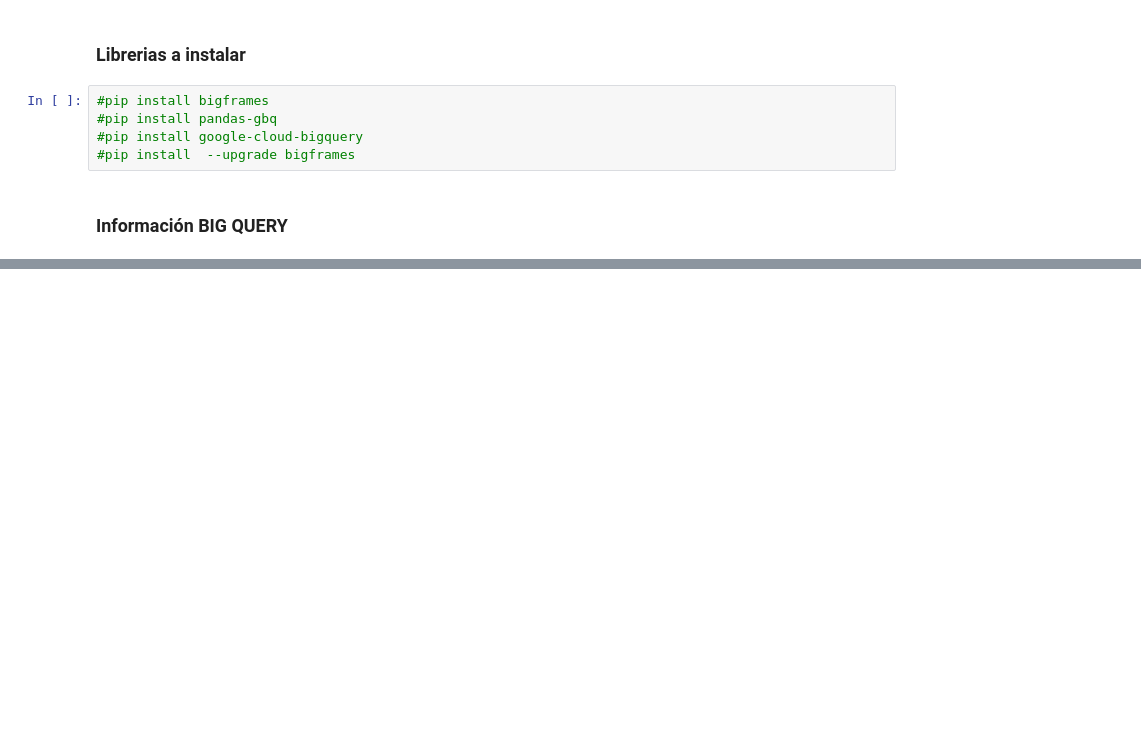
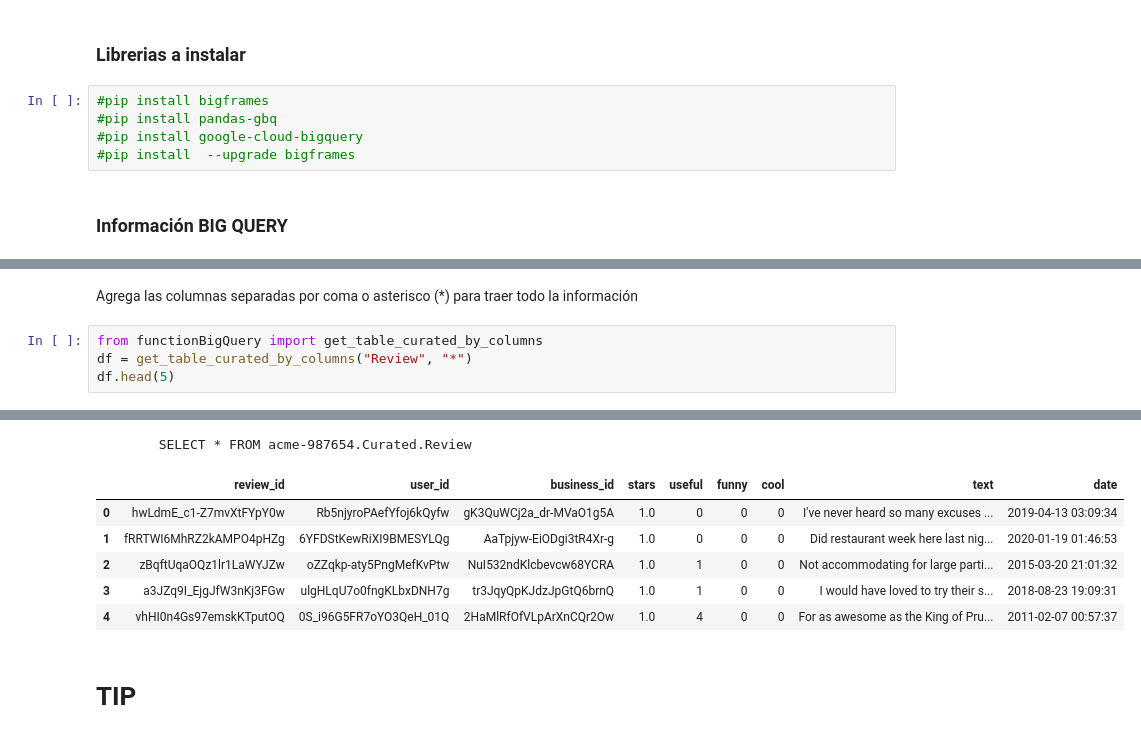
Before and after one commit to Mcarolina25/Proyecto-Final-Grupal, a Jupyter notebook: BaseDeDatos/ETL_bigQuery.ipynb, the cells around one changed output, grey strips where cells are left out. Saved outputs shown, nothing was run; the diff lists cells and outputs as text; blank space fills up the shorter version.

```diff
--- a/BaseDeDatos/ETL_bigQuery.ipynb
+++ b/BaseDeDatos/ETL_bigQuery.ipynb
@@ -296,0 +445,7 @@ Termino con éxito la creación de la tabla: adsac-455509.Curated.Tip
+# %% [markdown]
+Agrega las columnas separadas por coma o asterisco (*) para traer todo la información
+# %%
+from functionBigQuery import get_table_curated_by_columns
+df = get_table_curated_by_columns("Review", "*")
+df.head(5)
+# %% [output]
@@ -296,0 +455,9 @@ Termino con éxito la creación de la tabla: adsac-455509.Curated.Tip
+        SELECT * FROM acme-987654.Curated.Review
+|  | review_id | user_id | business_id | stars | useful | funny | cool | text | date |
+| 0 | hwLdmE_c1-Z7mvXtFYpY0w | Rb5njyroPAefYfoj6kQyfw | gK3QuWCj2a_dr-MVaO1g5A | 1.0 | 0 | 0 | 0 | I've never heard so many excuses ... | 2019-04-13 03:09:34 |
+| 1 | fRRTWI6MhRZ2kAMPO4pHZg | 6YFDStKewRiXI9BMESYLQg | AaTpjyw-EiODgi3tR4Xr-g | 1.0 | 0 | 0 | 0 | Did restaurant week here last nig... | 2020-01-19 01:46:53 |
+| 2 | zBqftUqaOQz1lr1LaWYJZw | oZZqkp-aty5PngMefKvPtw | NuI532ndKlcbevcw68YCRA | 1.0 | 1 | 0 | 0 | Not accommodating for large parti... | 2015-03-20 21:01:32 |
+| 3 | a3JZq9I_EjgJfW3nKj3FGw | ulgHLqU7o0fngKLbxDNH7g | tr3JqyQpKJdzJpGtQ6brnQ | 1.0 | 1 | 0 | 0 | I would have loved to try their s... | 2018-08-23 19:09:31 |
+| 4 | vhHI0n4Gs97emskKTputOQ | 0S_i96G5FR7oYO3QeH_01Q | 2HaMlRfOfVLpArXnCQr2Ow | 1.0 | 4 | 0 | 0 | For as awesome as the King of Pru... | 2011-02-07 00:57:37 |
+# %% [markdown]
+# TIP
```
Also changed, not shown: parts of 99 cells of this notebook, 3 other files.
